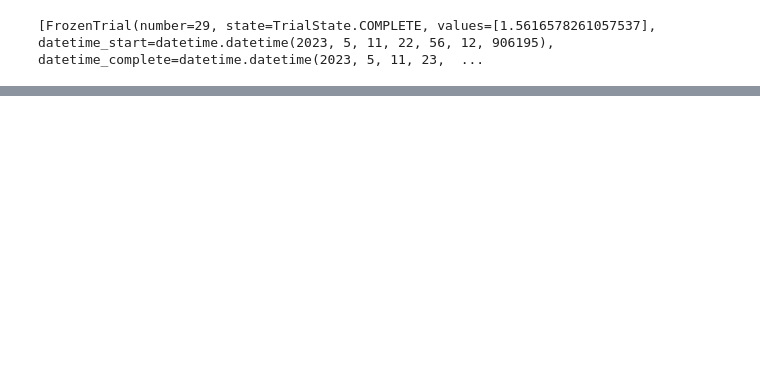
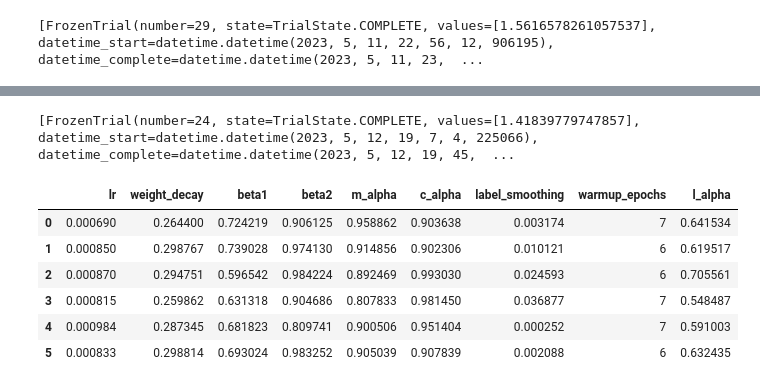
Before and after one commit to inakierregueab/vit_kd, a Jupyter notebook: notebooks/grid_search.ipynb, the cells around one changed output, grey strips where cells are left out. Saved outputs shown, nothing was run; the diff lists cells and outputs as text; code cells hidden in the pictures; blank space fills up the shorter version.

```diff
--- a/notebooks/grid_search.ipynb
+++ b/notebooks/grid_search.ipynb
@@ -115 +114,9 @@ l_alpha            0.402196
 dtype: float64
+# %%
+# read study saved in pickle file
+fpath = '/Users/inaki-eab/Desktop/hupba/research/proxy_gridsearch/KL/study_PS_soft_kl_GS.pkl'
+f = open(fpath, 'rb')
+study = pickle.load(f)
+f.close()
+
+study.best_params
@@ -127 +168,9 @@ warmup_epochs      7.000000
 dtype: float64
+# %%
+# read study saved in pickle file
+fpath = '/Users/inaki-eab/Desktop/hupba/research/proxy_gridsearch/MSE/study_PS_soft_mse_GS.pkl'
+f = open(fpath, 'rb')
+study = pickle.load(f)
+f.close()
+
+study.best_params
@@ -127,0 +193,18 @@ dtype: float64
+# %%
+study.best_trials
+# %% [output]
+[FrozenTrial(number=24, state=TrialState.COMPLETE, values=[1.41839779747857], datetime_start=datetime.datetime(2023, 5, 12, 19, 7, 4, 225066), datetime_complete=datetime.datetime(2023, 5, 12, 19, 45,  ...
+# %%
+# TOP 3 obtained in Tensorboard (counter with one of difference)
+top3 = [24, 21, 16, 18, 22, 20]
+data = [study.trials[i].params for i in top3]
+df_mse = pd.DataFrame(data)
+df_mse
+# %% [output]
+|  | lr | weight_decay | beta1 | beta2 | m_alpha | c_alpha | label_smoothing | warmup_epochs | l_alpha |
+| 0 | 0.000690 | 0.264400 | 0.724219 | 0.906125 | 0.958862 | 0.903638 | 0.003174 | 7 | 0.641534 |
+| 1 | 0.000850 | 0.298767 | 0.739028 | 0.974130 | 0.914856 | 0.902306 | 0.010121 | 6 | 0.619517 |
+| 2 | 0.000870 | 0.294751 | 0.596542 | 0.984224 | 0.892469 | 0.993030 | 0.024593 | 6 | 0.705561 |
+| 3 | 0.000815 | 0.259862 | 0.631318 | 0.904686 | 0.807833 | 0.981450 | 0.036877 | 7 | 0.548487 |
+| 4 | 0.000984 | 0.287345 | 0.681823 | 0.809741 | 0.900506 | 0.951404 | 0.000252 | 7 | 0.591003 |
+| 5 | 0.000833 | 0.298814 | 0.693024 | 0.983252 | 0.905039 | 0.907839 | 0.002088 | 6 | 0.632435 |
```
Also changed, not shown: parts of 10 cells of this notebook.
